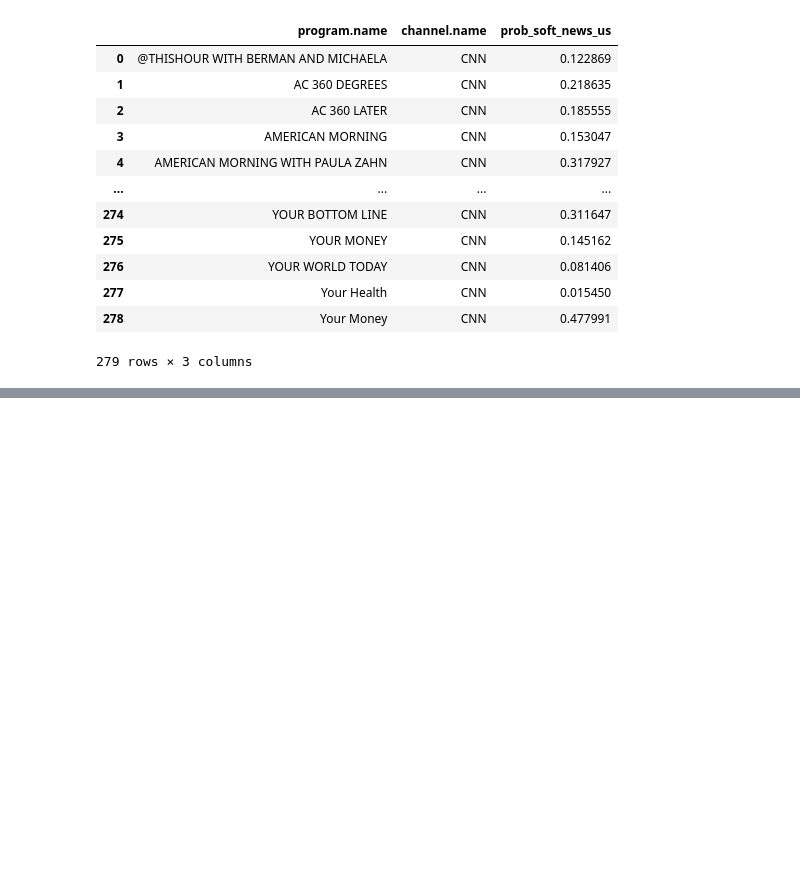
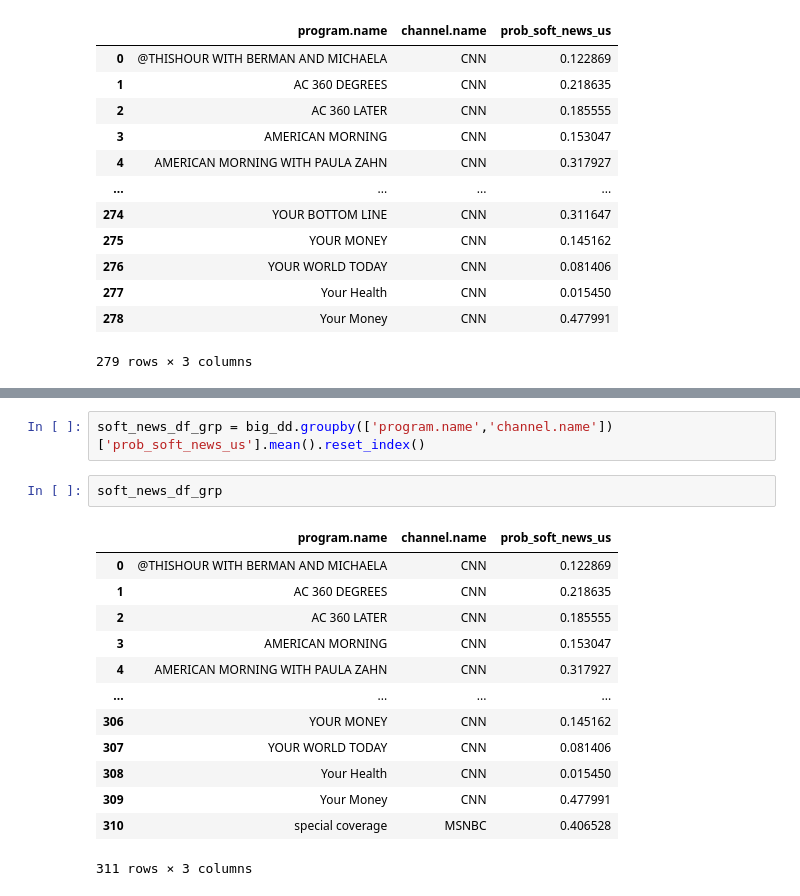
Before and after one commit to notnews/naught_news, a Jupyter notebook: notebooks/web_scrape_indvidual_file.ipynb, the cells around one changed output, grey strips where cells are left out. Cells and saved outputs as stored; diff of their text form; blank space fills up the shorter version.

```diff
--- a/notebooks/web_scrape_indvidual_file.ipynb
+++ b/notebooks/web_scrape_indvidual_file.ipynb
@@ -68,0 +103,18 @@ fig.show()
+# %%
+soft_news_df_grp = big_dd.groupby(['program.name','channel.name'])['prob_soft_news_us'].mean().reset_index()
+# %%
+soft_news_df_grp
+# %% [output]
+|  | program.name | channel.name | prob_soft_news_us |
+| 0 | @THISHOUR WITH BERMAN AND MICHAELA | CNN | 0.122869 |
+| 1 | AC 360 DEGREES | CNN | 0.218635 |
+| 2 | AC 360 LATER | CNN | 0.185555 |
+| 3 | AMERICAN MORNING | CNN | 0.153047 |
+| 4 | AMERICAN MORNING WITH PAULA ZAHN | CNN | 0.317927 |
+| ... | ... | ... | ... |
+| 306 | YOUR MONEY | CNN | 0.145162 |
+| 307 | YOUR WORLD TODAY | CNN | 0.081406 |
+| 308 | Your Health | CNN | 0.015450 |
+| 309 | Your Money | CNN | 0.477991 |
+| 310 | special coverage | MSNBC | 0.406528 |
+311 rows × 3 columns
```
Also changed, not shown: parts of 6 cells of this notebook, 1 other file.
